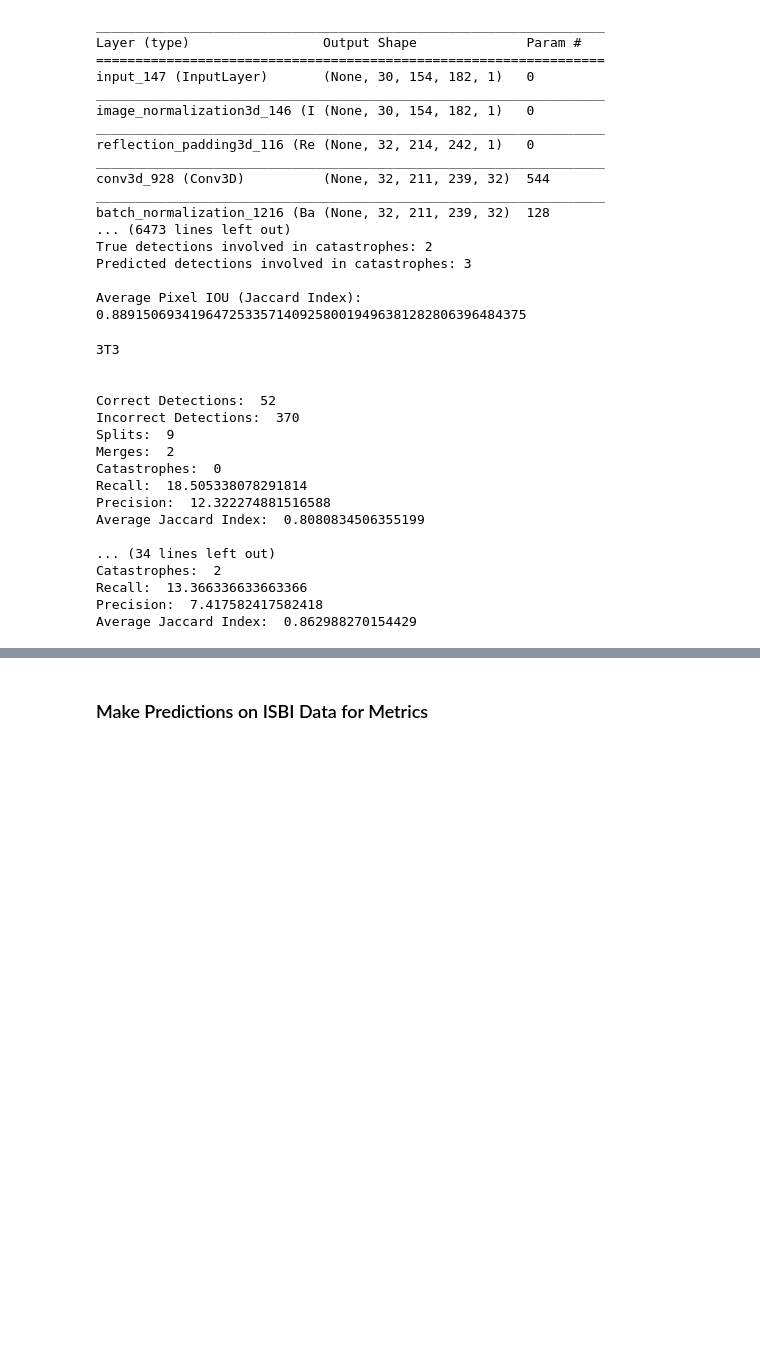
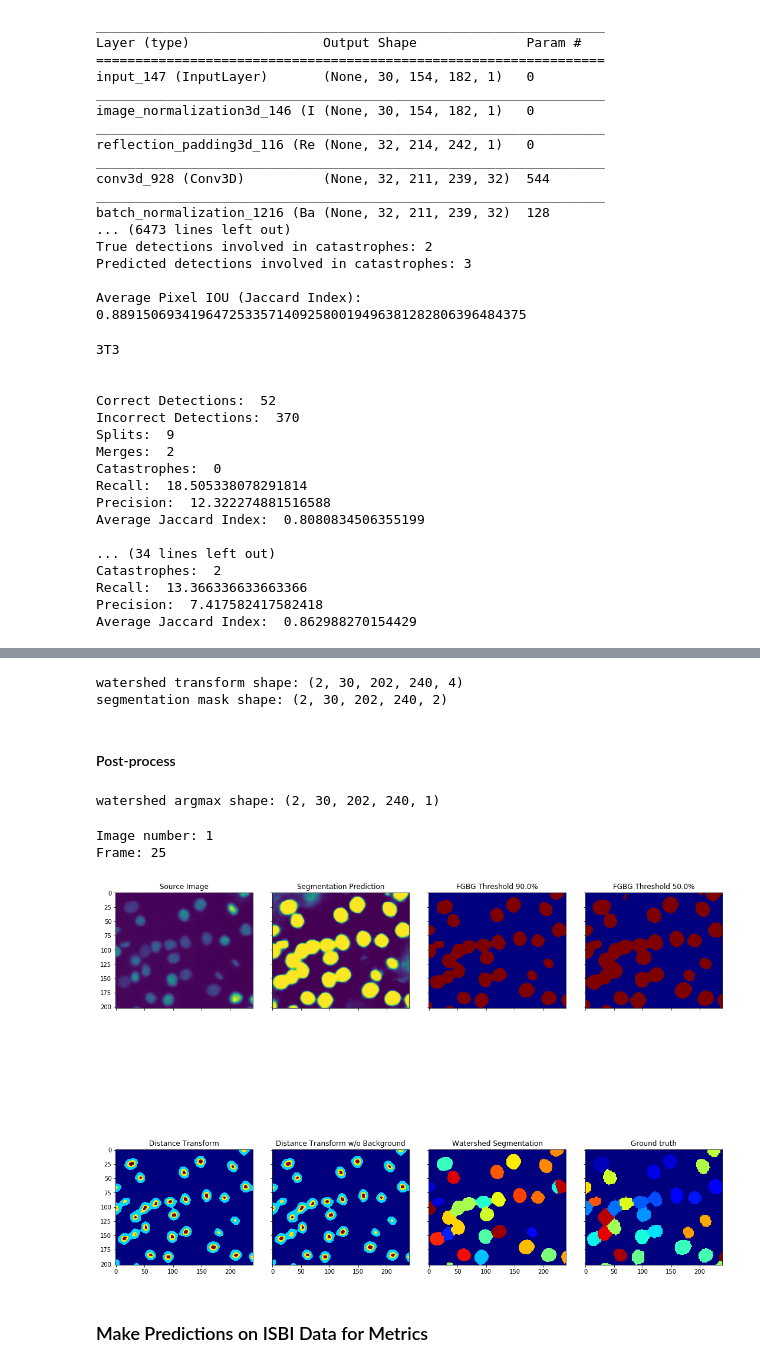
Before and after one commit to rikuturkki/deepcell-tf, a Jupyter notebook: scripts/recurr_gru/ComparisonSegmentationFullyConv.ipynb, the cells around one changed output, grey strips where cells are left out. Saved outputs shown, nothing was run; the diff lists cells and outputs as text; code cells hidden in the pictures; blank space fills up the shorter version.

Commit message:
tested diff thresholding for the test sets

```diff
--- a/scripts/recurr_gru/ComparisonSegmentationFullyConv.ipynb
+++ b/scripts/recurr_gru/ComparisonSegmentationFullyConv.ipynb
@@ -936,0 +1028,33 @@ Average Jaccard Index:  0.862988270154429
+# %%
+# make predictions on testing data
+test_images = watershed_model.predict(X_test[:2, :, :, :, :])[-1]
+test_images_fgbg = fgbg_model.predict(X_test[:2, :, :, :, :])[-1]
+
+print('watershed transform shape:', test_images.shape)
+print('segmentation mask shape:', test_images_fgbg.shape)
+# %% [output]
+watershed transform shape: (2, 30, 202, 240, 4)
+segmentation mask shape: (2, 30, 202, 240, 2)
+# %% [markdown]
+#### Post-process
+# %%
+# Collapse predictions into semantic segmentation mask
+
+argmax_images = []
+for i in range(test_images.shape[0]):
+    max_image = np.argmax(test_images[i], axis=-1)
+    argmax_images.append(max_image)
+argmax_images = np.array(argmax_images)
+argmax_images = np.expand_dims(argmax_images, axis=-1)
+
+print('watershed argmax shape:', argmax_images.shape)
+
+# threshold the foreground/background
+# and remove background from watershed transform
+threshold = 0.9
+fg_thresh = test_images_fgbg[..., 1] > threshold
+
+fg_thresh = np.expand_dims(fg_thresh.astype('int16'), axis=-1)
+argmax_images_post_fgbg = argmax_images * fg_thresh
+# %% [output]
+watershed argmax shape: (2, 30, 202, 240, 1)
@@ -937,3 +1083,50 @@ Average Jaccard Index:  0.862988270154429
+# %%
+import matplotlib.pyplot as plt
+%matplotlib inline
+
+index = 1 # np.random.randint(low=0, high=2)
+frame = 25 # np.random.randint(low=0, high=X_test.shape[1])
+print('Image number:', index)
+print('Frame:', frame)
+
+
+
+fig, axes = plt.subplots(ncols=4, nrows=2, figsize=(15, 15), sharex=True, sharey=True)
+ax = axes.ravel()
+
+ax[0].imshow(X_test[index, frame, ..., 0])
+ax[0].set_title('Source Image')
+
+ax[1].imshow(test_images_fgbg[index, frame, ..., 1])
+ax[1].set_title('Segmentation Prediction')
+
+ax[2].imshow(fg_thresh[index, frame, ..., 0], cmap='jet')
+ax[2].set_title('FGBG Threshold {}%'.format(threshold * 100))
+
+fg_thresh_90 = test_images_fgbg[..., 1] > 0.5
+fg_thresh_90 = np.expand_dims(fg_thresh_90.astype('int16'), axis=-1)
+ax[3].imshow(fg_thresh_90[index, frame, ..., 0], cmap='jet')
+ax[3].set_title('FGBG Threshold {}%'.format(0.5 * 100))
+
+ax[4].imshow(argmax_images[index, frame, ..., 0], cmap='jet')
+ax[4].set_title('Distance Transform')
+
+ax[5].imshow(argmax_images_post_fgbg[index, frame, ..., 0], cmap='jet')
+ax[5].set_title('Distance Transform w/o Background')
+
+ax[6].imshow(watershed_images[index, frame, ..., 0], cmap='jet')
+ax[6].set_title('Watershed Segmentation')
+
+ax[7].imshow(y_test[index, frame, ..., 0], cmap='jet')
+ax[7].set_title('Ground truth')
+
+fig.tight_layout()
+plt.show()
+# plt.savefig('test.png')
+# %% [output]
+Image number: 1
+Frame: 25
+[figure, added]
 # %% [markdown]
 ### Make Predictions on ISBI Data for Metrics
 # %%
```
Also changed, not shown: parts of 11 cells of this notebook.
